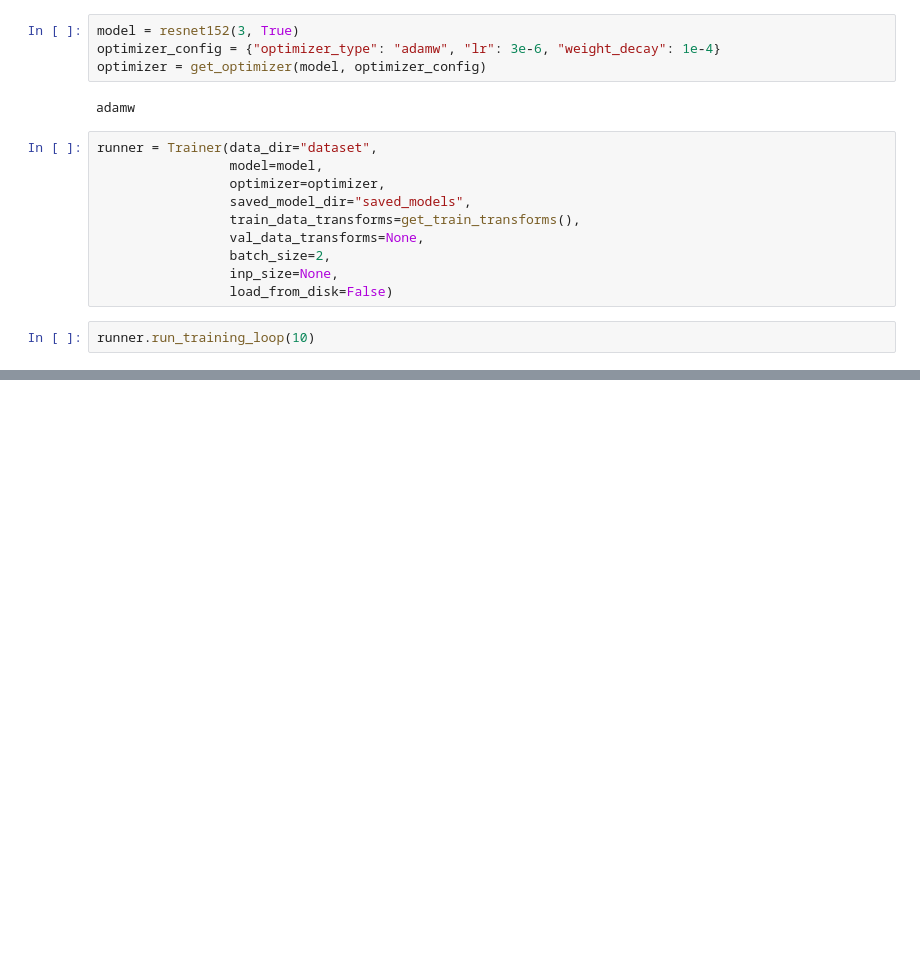
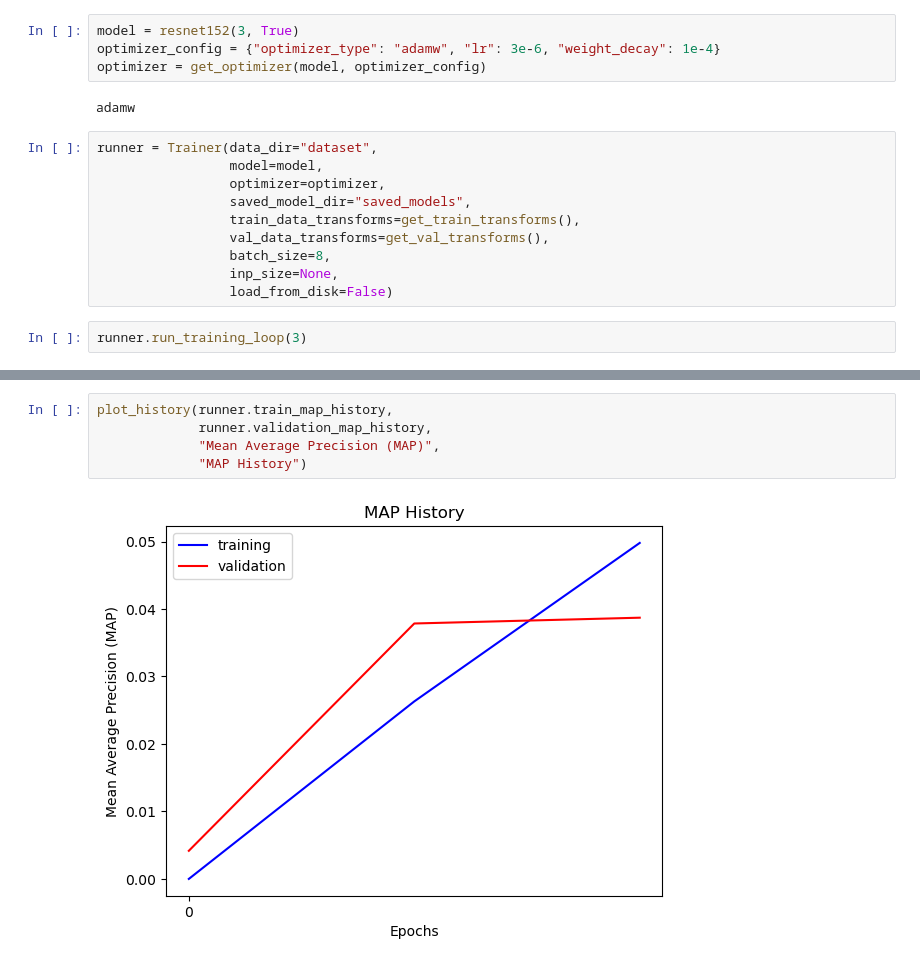
Before and after one commit to ShuvoNewaz/2D-Object-Detection-KITTI, a Jupyter notebook: notebook.ipynb, the cells around one changed output, grey strips where cells are left out. Drawn from its saved outputs; the diff is of its cells as text; blank space fills up the shorter version.

Commit message:
GPU usage fixed. Validation loop implemented.

```diff
--- a/notebook.ipynb
+++ b/notebook.ipynb
@@ -31,10 +26,10 @@ runner = Trainer(data_dir="dataset",
                  optimizer=optimizer,
                  saved_model_dir="saved_models",
                  train_data_transforms=get_train_transforms(),
-                 val_data_transforms=None,
-                 batch_size=2,
+                 val_data_transforms=get_val_transforms(),
+                 batch_size=8,
                  inp_size=None,
                  load_from_disk=False)
 # %%
-runner.run_training_loop(10)
+runner.run_training_loop(3)
 # %% [output]
@@ -50,0 +54,7 @@ Epoch:10 Train Classification Loss:0.2792 Train Regression Loss:0.5446 Train Tot
+# %%
+plot_history(runner.train_map_history,
+             runner.validation_map_history,
+             "Mean Average Precision (MAP)",
+             "MAP History")
+# %% [output]
+[figure, added]
```
Also changed, not shown: parts of 2 cells of this notebook, 12 other files.
